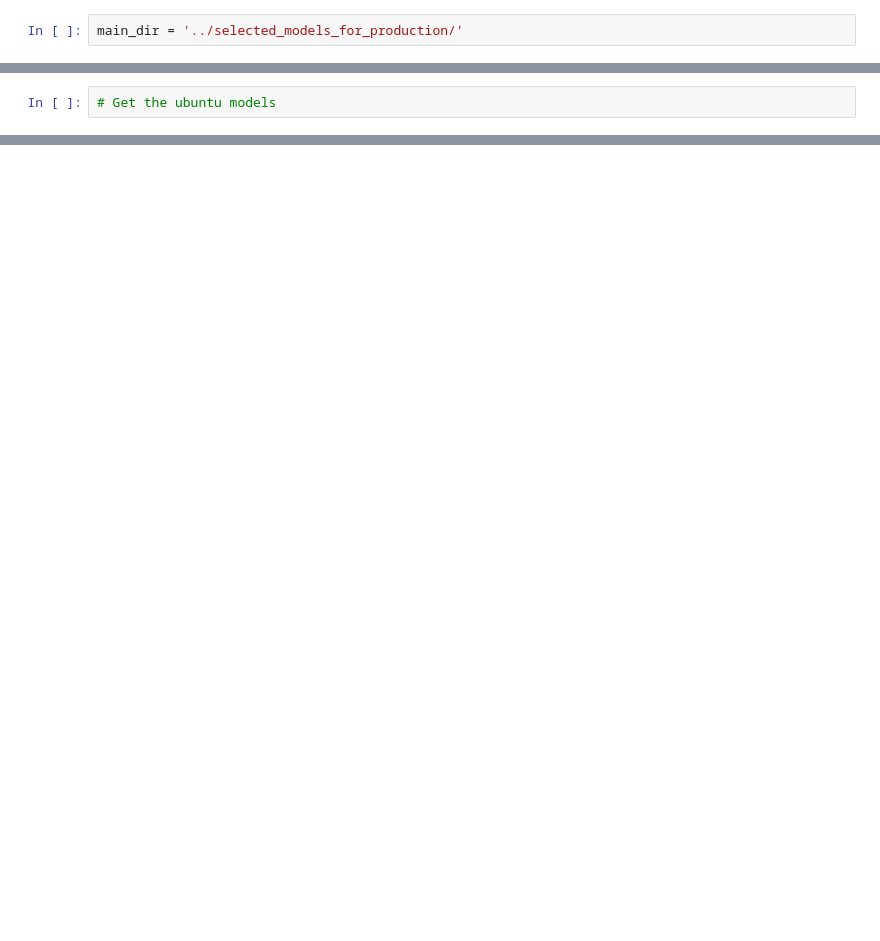
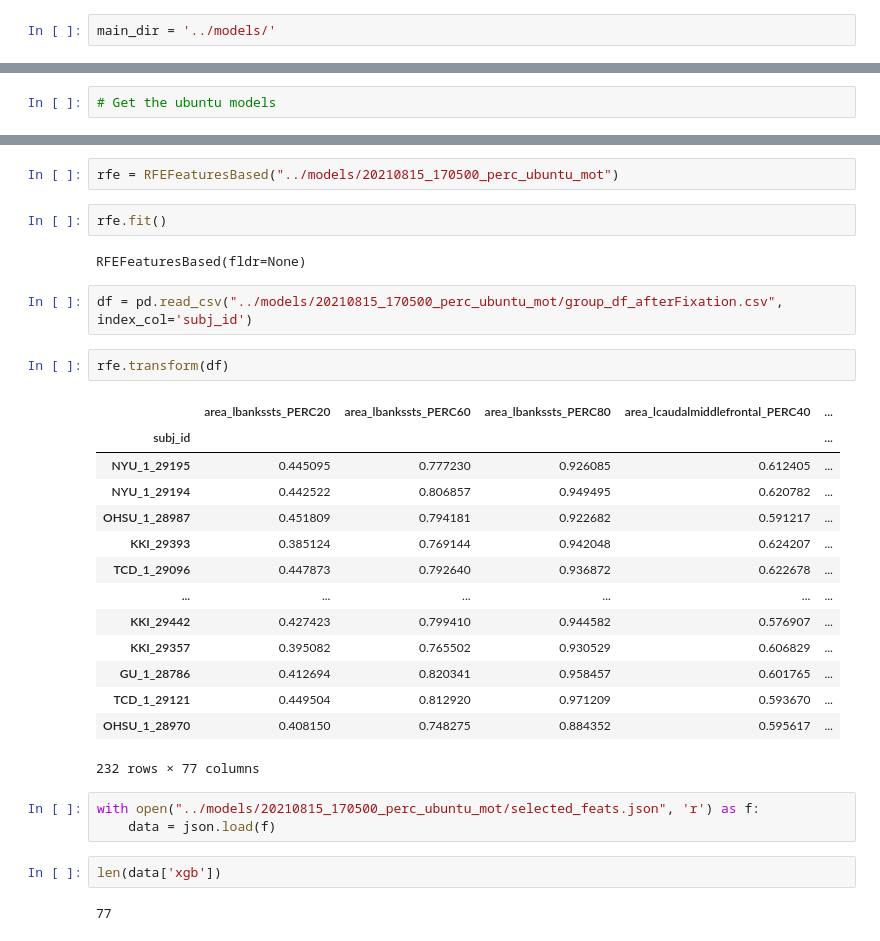
Before and after one commit to silk1100/behavioralProject, a Jupyter notebook: notebooks/train_models_tobeusedin_production.ipynb, the cells around one changed output, grey strips where cells are left out. Cells and saved outputs as stored; diff of their text form; blank space fills up the shorter version.

Commit message:
Building ML classifiers from hyperparamerts json file. Creating RFE object from selected feats json file

```diff
--- a/notebooks/train_models_tobeusedin_production.ipynb
+++ b/notebooks/train_models_tobeusedin_production.ipynb
@@ -5,7 +6,7 @@ from sklearn.model_selection import train_test_split
 import os
 from sklearn.metrics import confusion_matrix, accuracy_score, recall_score, balanced_accuracy_score
 # %%
-main_dir = '../selected_models_for_production/'
+main_dir = '../models/'
 # %%
 fldrs = [os.path.join(main_dir, x) for x in os.listdir(main_dir) if os.path.isdir(os.path.join(main_dir, x))]
 # %%
@@ -98,0 +238,32 @@ AttributeError: 'RFECV' object has no attribute 'importance_getter'
+# %%
+rfe = RFEFeaturesBased("../models/20210815_170500_perc_ubuntu_mot")
+# %%
+rfe.fit()
+# %% [output]
+RFEFeaturesBased(fldr=None)
+# %%
+df = pd.read_csv("../models/20210815_170500_perc_ubuntu_mot/group_df_afterFixation.csv", index_col='subj_id')
+# %%
+rfe.transform(df)
+# %% [output]
+|  | area_lbankssts_PERC20 | area_lbankssts_PERC60 | area_lbankssts_PERC80 | area_lcaudalmiddlefrontal_PERC40 | ... |
+| subj_id |  |  |  |  | ... |
+| NYU_1_29195 | 0.445095 | 0.777230 | 0.926085 | 0.612405 | ... |
+| NYU_1_29194 | 0.442522 | 0.806857 | 0.949495 | 0.620782 | ... |
+| OHSU_1_28987 | 0.451809 | 0.794181 | 0.922682 | 0.591217 | ... |
+| KKI_29393 | 0.385124 | 0.769144 | 0.942048 | 0.624207 | ... |
+| TCD_1_29096 | 0.447873 | 0.792640 | 0.936872 | 0.622678 | ... |
+| ... | ... | ... | ... | ... | ... |
+| KKI_29442 | 0.427423 | 0.799410 | 0.944582 | 0.576907 | ... |
+| KKI_29357 | 0.395082 | 0.765502 | 0.930529 | 0.606829 | ... |
+| GU_1_28786 | 0.412694 | 0.820341 | 0.958457 | 0.601765 | ... |
+| TCD_1_29121 | 0.449504 | 0.812920 | 0.971209 | 0.593670 | ... |
+| OHSU_1_28970 | 0.408150 | 0.748275 | 0.884352 | 0.595617 | ... |
+232 rows × 77 columns
+# %%
+with open("../models/20210815_170500_perc_ubuntu_mot/selected_feats.json", 'r') as f:
+    data = json.load(f)
+# %%
+len(data['xgb'])
+# %% [output]
+77
```
Also changed, not shown: parts of 10 cells of this notebook, 3 other files.
